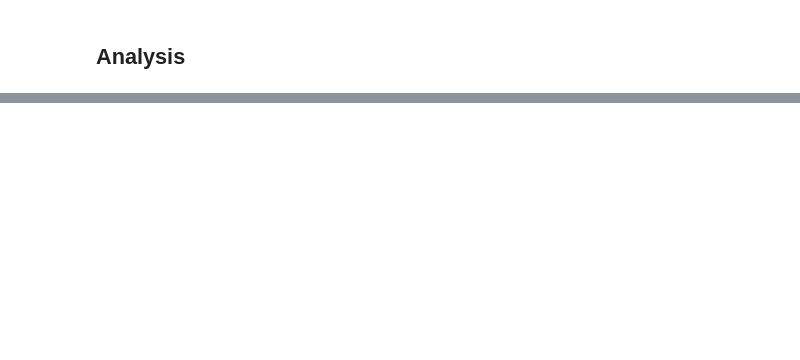
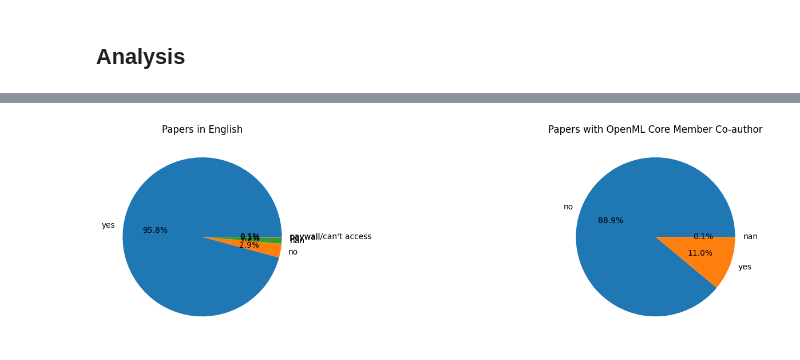
Before and after one commit to openml/OpenML-Paper-Impact-Analysis, a Jupyter notebook: scripts/openml_impact_analysis.ipynb, the cells around one changed output, grey strips where cells are left out. Drawn from its saved outputs; the diff is of its cells as text; code cells hidden in the pictures; blank space fills up the shorter version.

```diff
--- a/scripts/openml_impact_analysis.ipynb
+++ b/scripts/openml_impact_analysis.ipynb
@@ -131,19 +231,19 @@ print("unvailable_papers:", unvailable_papers)
 # %%
 # Print entries with year before 2014 or after 2024
 
-out_of_range_2014 = df[(df["Paper Year"] < 2014)]
+out_of_range_2014 = df_survey_results[(df_survey_results["Paper Year"] < 2014)]
 
 print("Papers with year before 2014:", len(out_of_range_2014))
 
 
-out_of_range_2024 = df[(df["Paper Year"] >2024)]
+out_of_range_2024 = df_survey_results[(df_survey_results["Paper Year"] >2024)]
 print("Papers with year after 2025:", len(out_of_range_2024))
 # print("Papers with year after 2025:", out_of_range_2024)
 
-no_of_papers_before_out_of_year_removal = len(df)
+no_of_papers_before_out_of_year_removal = len(df_survey_results)
 
 # Remove paper year before 2014 and after 2024
-df = df[(df["Paper Year"] >= 2014) & (df["Paper Year"] <= 2024)]
-no_of_papers_after_out_of_year_removal = len(df)
+df_survey_results = df_survey_results[(df_survey_results["Paper Year"] >= 2014) & (df_survey_results["Paper Year"] <= 2024)]
+no_of_papers_after_out_of_year_removal = len(df_survey_results)
 
-print("No of papers after removal of papers (before 2014 and after 2025):", len(df))
+print("No of papers after removal of papers (before 2014 and after 2025):", len(df_survey_results))
@@ -154,9 +274,9 @@ df["Paper Available"].unique()
 # %%
-df["Paper Available"] = df["Paper Available"].astype(str).str.lower()
+df_survey_results["Paper Available"] = df_survey_results["Paper Available"].astype(str).str.lower()
 
-count_yes = df["Paper Available"].value_counts().get("yes", 0)
+count_yes = df_survey_results["Paper Available"].value_counts().get("yes", 0)
 print(count_yes)
-print(len(df)-count_yes)
+print(len(df_survey_results)-count_yes)
 
-unvailable_papers = unvailable_papers + (len(df)-count_yes)
+unvailable_papers = unvailable_papers + (len(df_survey_results)-count_yes)
 print("Total no of unvailable_papers:", unvailable_papers)
@@ -163,6 +287,6 @@ print("Total no of unvailable_papers:", unvailable_papers)
 # %%
-df["Paper in English"] = df["Paper in English"].astype(str).str.lower()
+df_survey_results["Paper in English"] = df_survey_results["Paper in English"].astype(str).str.lower()
 
-eng_count_yes = df["Paper in English"].value_counts().get("yes", 0)
+eng_count_yes = df_survey_results["Paper in English"].value_counts().get("yes", 0)
 print(eng_count_yes)
-print(len(df)-count_yes)
+print(len(df_survey_results)-count_yes)
@@ -180,4 +324,4 @@ not_in_final_df[["Paper Available", "Paper in English"]]
 # %%
 # Should only consider paper available + in english
-available_papers = df[(df["Paper Available"] == "yes") & (df["Paper in English"] == "yes")].copy()
+available_papers = df_survey_results[(df_survey_results["Paper Available"] == "yes") & (df_survey_results["Paper in English"] == "yes")].copy()
 print("Final number of papers for analysis: ", len(available_papers))
@@ -262,21 +436,23 @@ print(len(just_citing_openml_2014), (len(just_citing_openml_2014) / len(just_cit
 # %%
-english_counts = df["Paper in English"].value_counts()
+english_counts = df_survey_results["Paper in English"].value_counts()
 
 plt.figure(figsize=(18, 4))
 
 plt.subplot(1, 2, 1)
 plt.pie(english_counts, labels=english_counts.index, autopct="%1.1f%%")
 plt.title("Papers in English")
 
 
 core_member_counts = available_papers["Does the paper have at least 1 current OpenML Core Member as co-author?"].value_counts()
 
 plt.subplot(1, 2, 2)
 plt.pie(core_member_counts, labels=core_member_counts.index, autopct="%1.1f%%")
 plt.title("Papers with OpenML Core Member Co-author")
 
 plt.tight_layout()
 plt.show()
+# %% [output]
+[figure, added]
 # %%
 # Datasets
 
```
Also changed, not shown: parts of 38 cells of this notebook, 1 other file.
